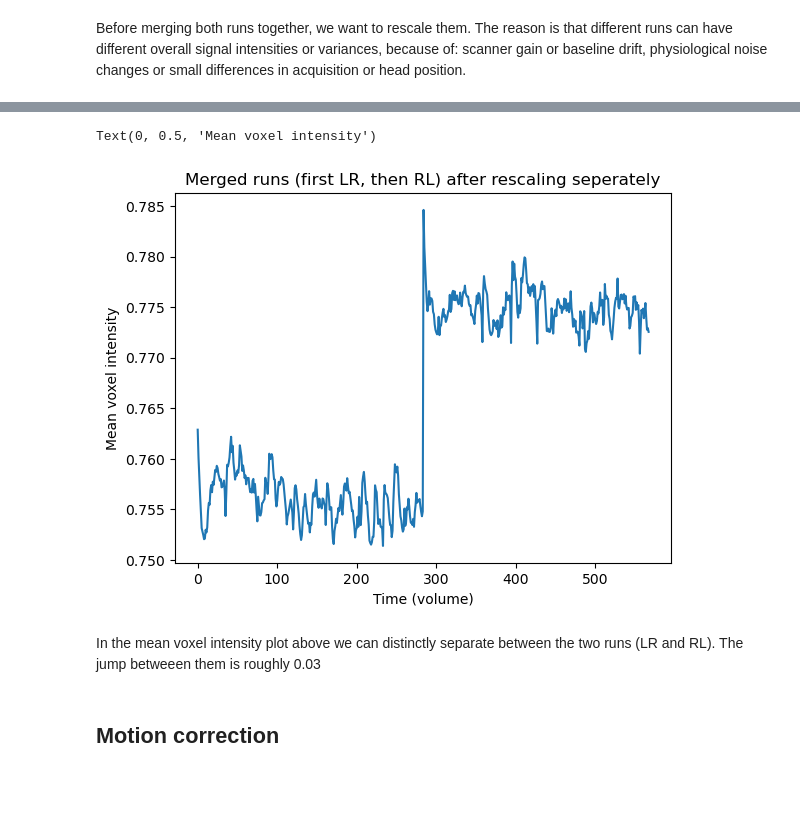
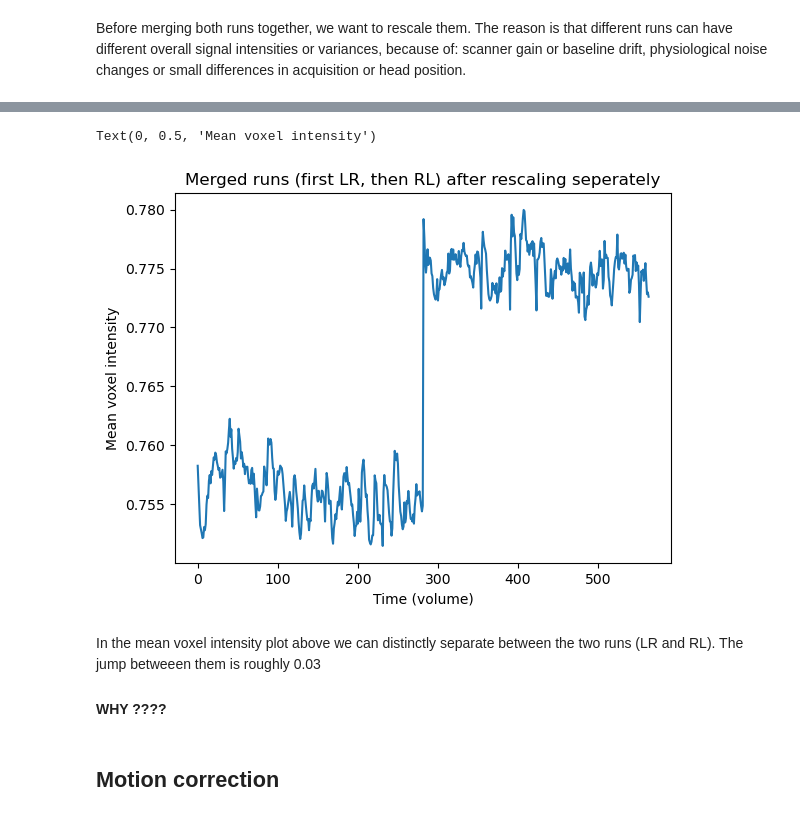
Before and after one commit to Rose-Kapps/NSSPMini_Project1, a Jupyter notebook: mini_project_1.ipynb, the cells around one changed output, grey strips where cells are left out. Cells and saved outputs as stored; diff of their text form; code cells hidden in the pictures; blank space fills up the shorter version.

```diff
--- a/mini_project_1.ipynb
+++ b/mini_project_1.ipynb
@@ -393,0 +424,3 @@ fsleyesDisplay.load(op.join(func_dir,"sub-101410_task-motorLR_bold"))
+# %%
+n_scan_run = nib.load(op.join(bids_root, 'sub-101410', 'func', 'sub-101410_task-motorLR_bold.nii')).shape[3]
+n_scan_run
@@ -393,0 +452,15 @@ fsleyesDisplay.load(op.join(func_dir,"sub-101410_task-motorLR_bold"))
+# %%
+mean_LR_set = nib.load(op.join(preproc_root, 'sub-101410', 'func', 'sub-101410_task-motorLR_bold_settled.nii.gz')).get_fdata().mean(axis=(0,1,2))
+mean_RL_set = nib.load(op.join(preproc_root, 'sub-101410', 'func', 'sub-101410_task-motorRL_bold_settled.nii.gz')).get_fdata().mean(axis=(0,1,2))
+
+
+fig, [ax1, ax2] = plt.subplots(1, 2, figsize=(10,4))
+fig.suptitle('Mean Voxel Intensity with removed volumes')
+
+ax1.plot(mean_RL_set)
+ax1.set_title('MOTOR_RL')
+ax1.set(xlabel='Time (volume)', ylabel='Mean voxel intensity')
+
+ax2.plot(mean_LR_set)
+ax2.set_title('MOTOR_LR')
+ax2.set(xlabel='Time (volume)', ylabel='Mean voxel intensity')
@@ -402,9 +480,11 @@ import matplotlib.pyplot as plt
 
 # Raw fMRI runs
 runs_info = [
-    ('sub-101410_task-motorLR', 'sub-101410_task-motorLR_bold.nii'),
-    ('sub-101410_task-motorRL', 'sub-101410_task-motorRL_bold.nii')
+    ('sub-101410_task-motorLR', 'sub-101410_task-motorLR_bold_settled.nii.gz'),
+    ('sub-101410_task-motorRL', 'sub-101410_task-motorRL_bold_settled.nii.gz')
 ]
+
+##### Pourquoi mettre un run name?
 
 # Output folder for preprocessed/scaled runs
 output_dir = os.path.join(preproc_root, 'sub-101410', 'func')
@@ -414,7 +494,7 @@ concatenated = [] #merged file
 
 # Process each run independently
 for run_name, run_file in runs_info:
-    run_path = os.path.join(bids_root, 'sub-101410', 'func', run_file)
+    run_path = os.path.join(preproc_root, 'sub-101410', 'func', run_file)
     img = nib.load(run_path)
     data = img.get_fdata(dtype=np.float32)  # Use float32 to save memory
 
@@ -441,19 +523,20 @@ fsleyesDisplay.load(concat_path)
 # %%
 import matplotlib.pyplot as plt
 import nibabel as nib
 import os.path as op
 
-mean = nib.load(op.join(preproc_root, 'sub-101410', 'func', 'sub-101410_task-motor_concat.nii.gz')).get_fdata().mean(axis=(0,1,2))
+mean_concat = nib.load(op.join(preproc_root, 'sub-101410', 'func', 'sub-101410_task-motor_concat.nii.gz')).get_fdata().mean(axis=(0,1,2))
 
-plt.plot(mean)
+plt.plot(mean_concat)
 plt.title('Merged runs (first LR, then RL) after rescaling seperately')
 plt.xlabel('Time (volume)')
 plt.ylabel('Mean voxel intensity')
 # %% [output]
 Text(0, 0.5, 'Mean voxel intensity')
-[figure, old version]
+[figure, new version]
 # %% [markdown]
 In the mean voxel intensity plot above we can distinctly separate between the two runs (LR and RL). The jump betweeen them is roughly 0.03
+#### WHY ????
 # %% [markdown]
 ## Motion correction
 # %% [markdown]
```
Also changed, not shown: parts of 41 cells of this notebook.
